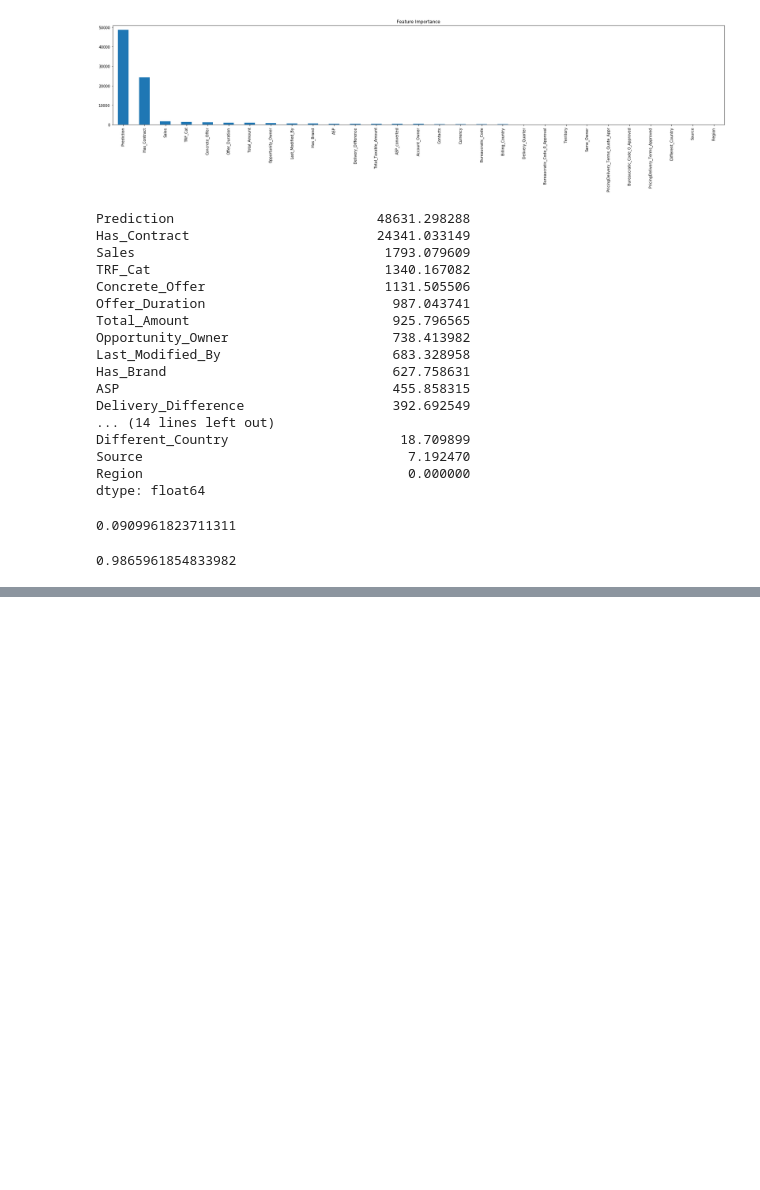
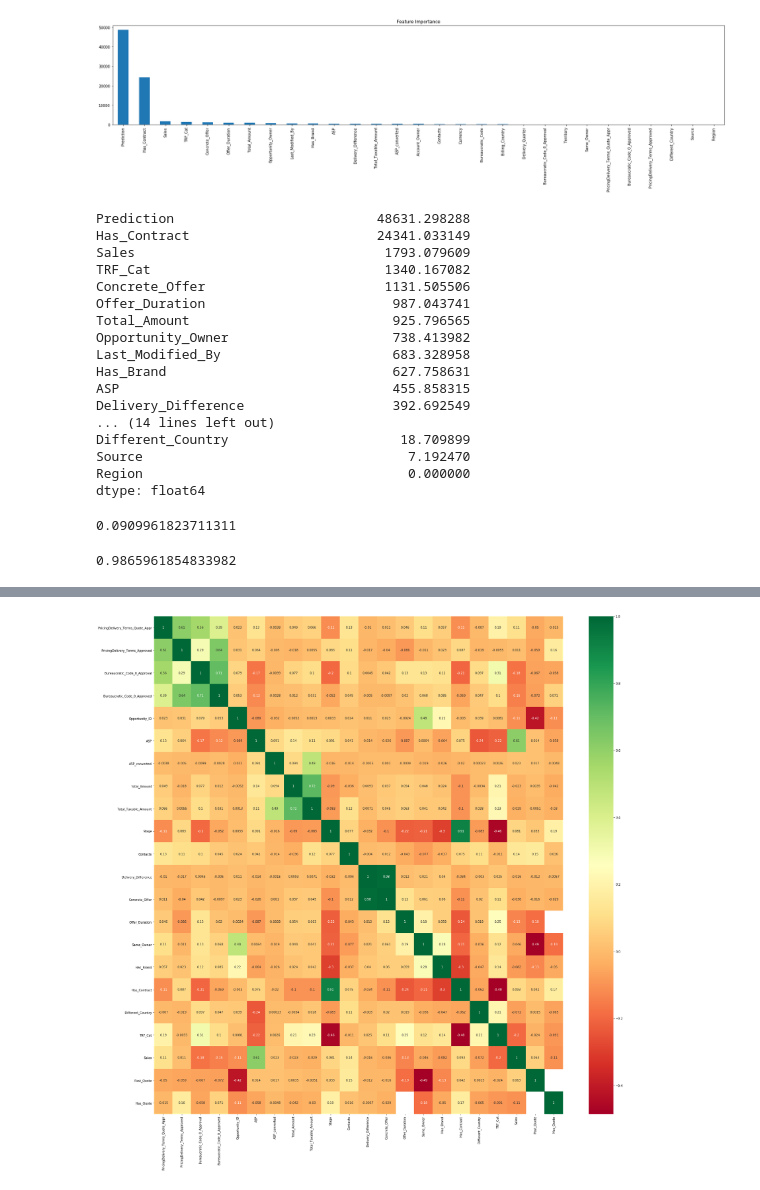
Before and after one commit to eugenusb/Alix2020, a Jupyter notebook: Auxiliar3.ipynb, the cells around one changed output, grey strips where cells are left out. Cells and saved outputs as stored; diff of their text form; code cells hidden in the pictures; blank space fills up the shorter version.

```diff
--- a/Auxiliar3.ipynb
+++ b/Auxiliar3.ipynb
@@ -640,0 +677,15 @@ answer.to_csv("submission_20.csv", header = False, index = False)
+# %%
+import seaborn as sns
+
+cols = [c for c in df.drop(target + ["Opportunity_ID", "Sales_Contract_No"], axis = 1).columns]
+
+X = df[cols]  #independent columns
+y = df["Stage"]    #target column i.e price range
+#get correlations of each features in dataset
+corrmat = df.corr()
+top_corr_features = corrmat.index
+plt.pyplot.figure(figsize = (30,30))
+#plot heat map
+g = sns.heatmap(df[top_corr_features].corr(), annot = True, cmap = "RdYlGn")
+# %% [output]
+[figure, added]
```
Also changed, not shown: parts of 13 cells of this notebook, 12 other files.
